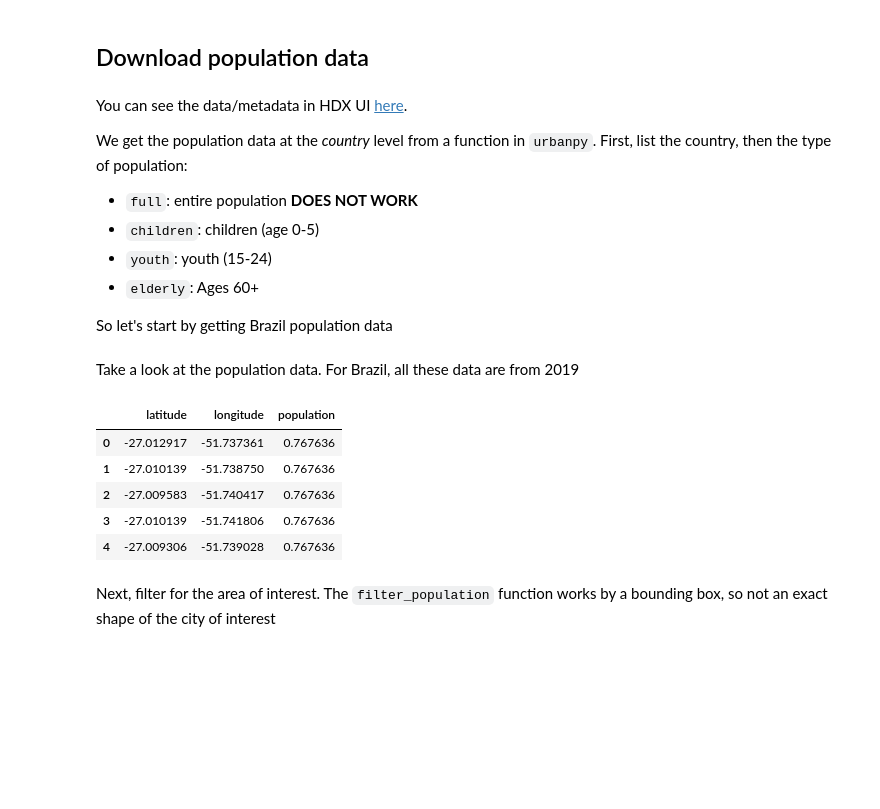
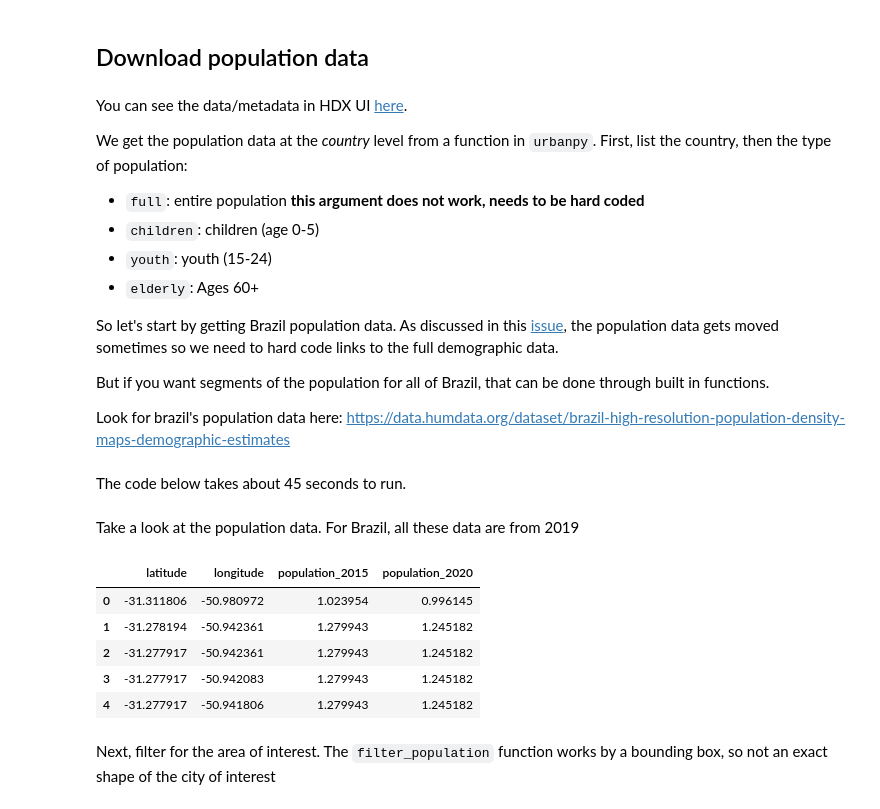
Before and after one commit to EL-BID/IADB-education-1, a Jupyter notebook: florianopolis_model.ipynb, the cells around one changed output. Drawn from its saved outputs; the diff is of its cells as text; code cells hidden in the pictures; blank space fills up the shorter version.

```diff
--- a/florianopolis_model.ipynb
+++ b/florianopolis_model.ipynb
@@ -89,10 +89,14 @@ You can see the data/metadata in HDX UI [here](https://data.humdata.org/dataset/
 
 We get the population data at the *country* level from a function in `urbanpy`.  First, list the country, then the type of population:
 
-- `full`: entire population **DOES NOT WORK**
+- `full`: entire population **this argument does not work, needs to be hard coded**
 - `children`: children (age 0-5)
 - `youth`: youth (15-24)
 - `elderly`: Ages 60+
 
-So let's start by getting Brazil population data
+So let's start by getting Brazil population data.  As discussed in this [issue](https://github.com/EL-BID/urbanpy/issues/19), the population data gets moved sometimes so we need to hard code links to the full demographic data.
+
+But if you want segments of the population for all of Brazil, that can be done through built in functions.
+
+Look for brazil's population data here: https://data.humdata.org/dataset/brazil-high-resolution-population-density-maps-demographic-estimates
 # %%
@@ -100,14 +104,18 @@ pop_brazil = up.download.hdx_fb_population('brazil', 'youth')
+# %% [markdown]
+The code below takes about 45 seconds to run.
+# %%
+full_pop_brazil_southeast = up.download.hdx_dataset(resource="c17003d1-47f4-4ec5-8229-2f77aeb114be/resource/eb17516f-3c84-4626-95e4-df1f342f3d82/download/population_bra_southeast_2018-10-01.csv.zip")
 # %% [markdown]
 Take a look at the population data. For Brazil, all these data are from 2019
 # %%
-pop_brazil.head()
+full_pop_brazil_southeast.head()
 # %% [output]
-|  | latitude | longitude | population |
-| 0 | -27.012917 | -51.737361 | 0.767636 |
-| 1 | -27.010139 | -51.738750 | 0.767636 |
-| 2 | -27.009583 | -51.740417 | 0.767636 |
-| 3 | -27.010139 | -51.741806 | 0.767636 |
-| 4 | -27.009306 | -51.739028 | 0.767636 |
+|  | latitude | longitude | population_2015 | population_2020 |
+| 0 | -31.311806 | -50.980972 | 1.023954 | 0.996145 |
+| 1 | -31.278194 | -50.942361 | 1.279943 | 1.245182 |
+| 2 | -31.277917 | -50.942361 | 1.279943 | 1.245182 |
+| 3 | -31.277917 | -50.942083 | 1.279943 | 1.245182 |
+| 4 | -31.277917 | -50.941806 | 1.279943 | 1.245182 |
 # %% [markdown]
 Next, filter for the area of interest. The `filter_population` function works by a bounding box, so not an exact shape of the city of interest
 # %%
```
Also changed, not shown: parts of 28 cells of this notebook.
